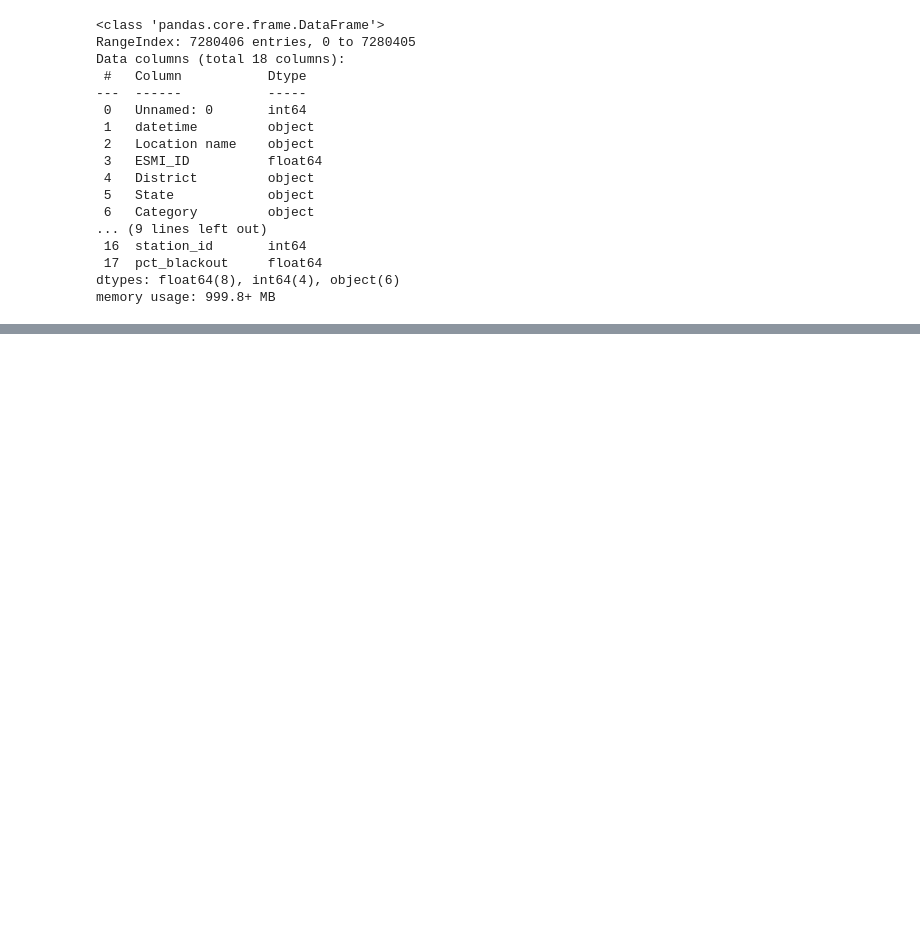
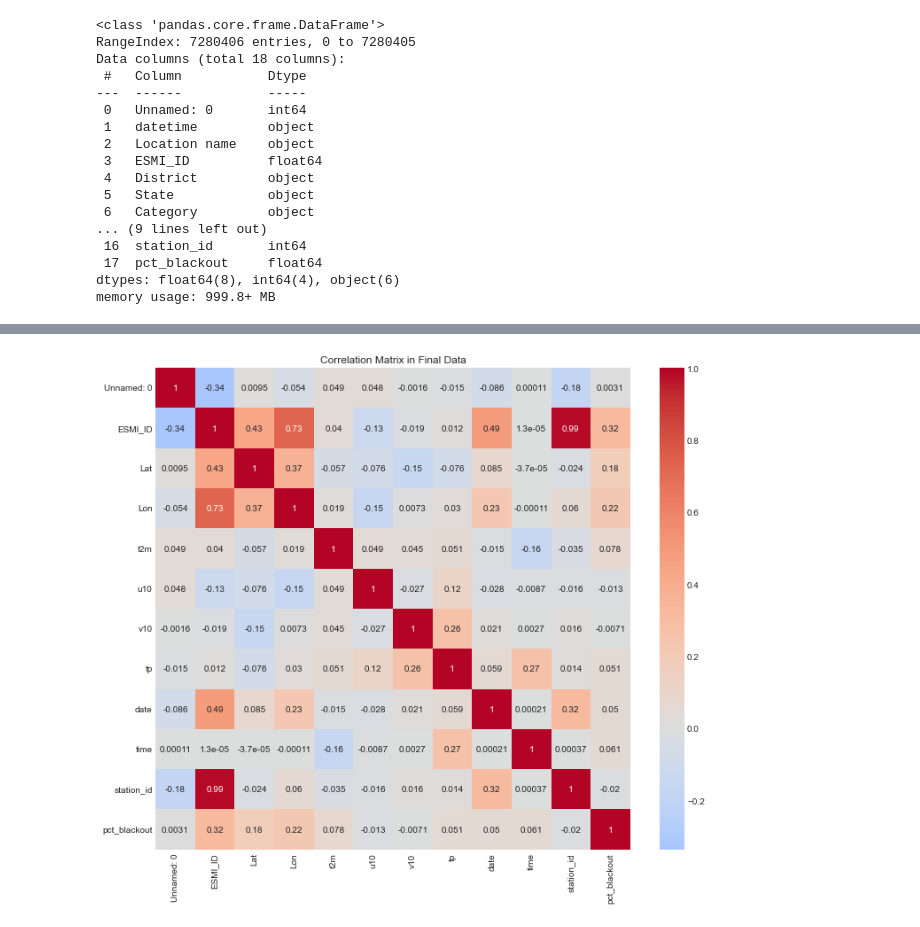
Before and after one commit to jesuslovesyiyi/Resilient_energy_network, a Jupyter notebook: data_preparation/current/7_EDA_Blackout.ipynb, the cells around one changed output, grey strips where cells are left out. Cells and saved outputs as stored; diff of their text form; code cells hidden in the pictures; blank space fills up the shorter version.

Commit message:
add: cor matrix

```diff
--- a/data_preparation/current/7_EDA_Blackout.ipynb
+++ b/data_preparation/current/7_EDA_Blackout.ipynb
@@ -398,0 +453,25 @@ memory usage: 999.8+ MB
+# %%
+# check correlation between blackout percentage and climate zone
+
+# One-hot encoding for climate zone in df_final data
+
+plt.style.use('seaborn-darkgrid')
+
+df_final_cor = df_final.copy()
+# drop(columns=['ESMI_ID', 'climate_zone_DN'])
+df_final_cor.head()
+
+# Correlation matrix
+correlation_matrix = df_final_cor.corr(method='spearman')
+
+# Plotting the heatmap
+plt.figure(figsize=(12, 10))
+
+sns.heatmap(correlation_matrix, annot=True, cmap='coolwarm', center=0)
+
+
+plt.title('Correlation Matrix in Final Data')
+
+plt.savefig('correlation_matrix_blackout_climate_zone_final.png', dpi=600)
+# %% [output]
+[figure, added]
```
Also changed, not shown: parts of 20 cells of this notebook.
